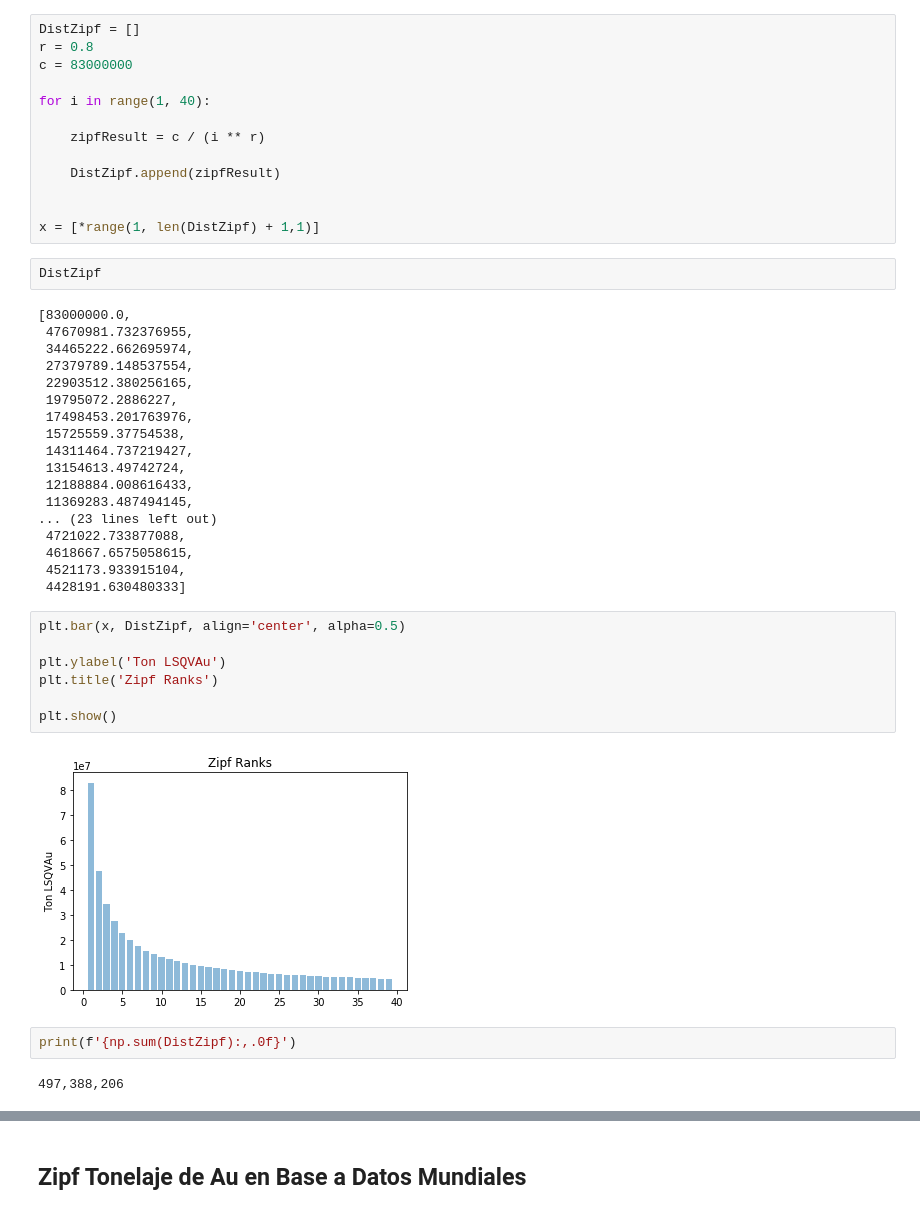
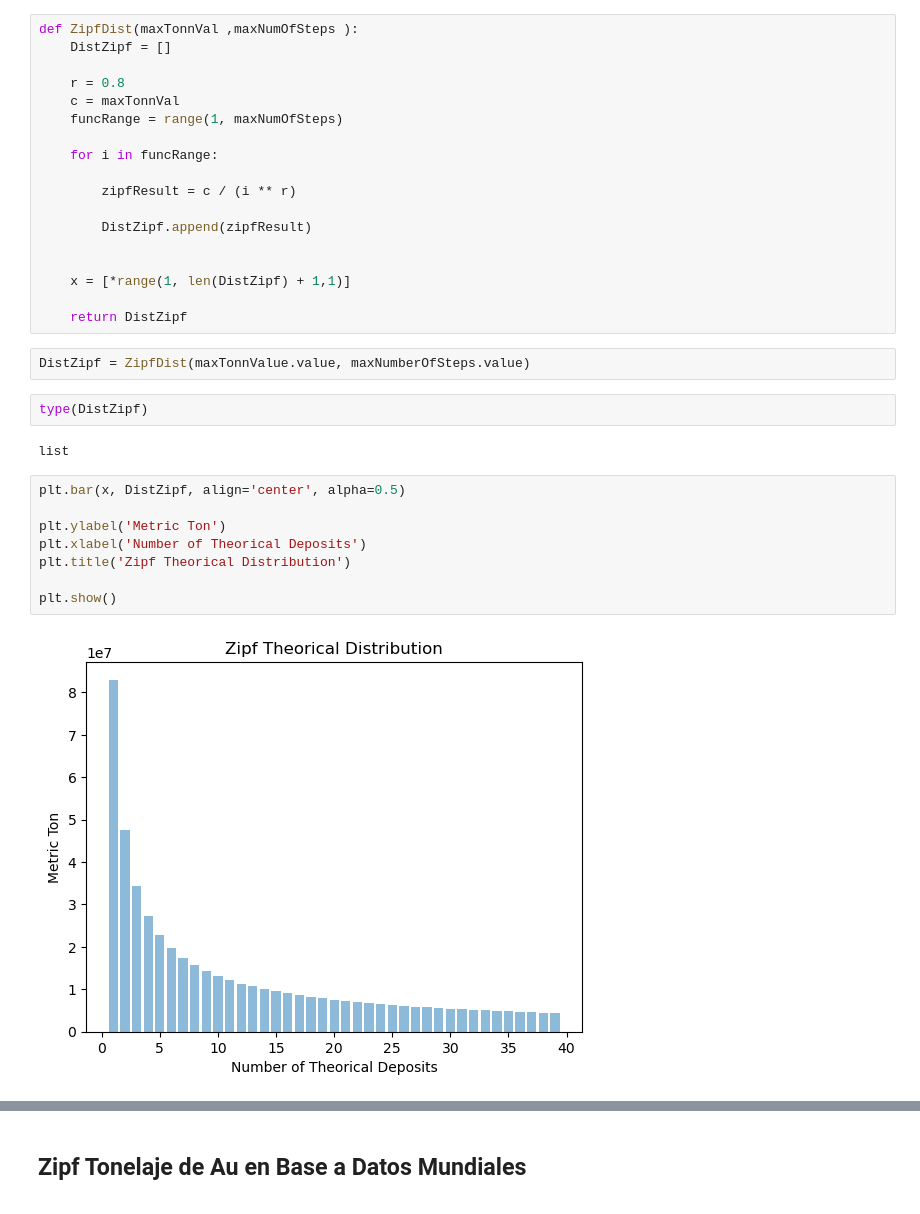
Before and after one commit to gasato/NumericalMiningDepositsModelling, a Jupyter notebook: Zipf.ipynb, the cells around one changed output, grey strips where cells are left out. Saved outputs shown, nothing was run; the diff lists cells and outputs as text.

```diff
--- a/Zipf.ipynb
+++ b/Zipf.ipynb
@@ -19,46 +36,34 @@ print(diffT)
 # %%
-DistZipf = []
-r = 0.8
-c = 83000000
+def ZipfDist(maxTonnVal ,maxNumOfSteps ):
+    DistZipf = []
 
-for i in range(1, 40):
+    r = 0.8
+    c = maxTonnVal
+    funcRange = range(1, maxNumOfSteps)
 
-    zipfResult = c / (i ** r)
+    for i in funcRange:
 
-    DistZipf.append(zipfResult)
+        zipfResult = c / (i ** r)
+
+        DistZipf.append(zipfResult)
 
 
-x = [*range(1, len(DistZipf) + 1,1)]
+    x = [*range(1, len(DistZipf) + 1,1)]
+
+    return DistZipf
-# %%
-DistZipf
-# %% [output]
-[83000000.0,
- 47670981.732376955,
- 34465222.662695974,
- 27379789.148537554,
- 22903512.380256165,
- 19795072.2886227,
- 17498453.201763976,
- 15725559.37754538,
- 14311464.737219427,
- 13154613.49742724,
- 12188884.008616433,
- 11369283.487494145,
-... (23 lines left out)
- 4721022.733877088,
- 4618667.6575058615,
- 4521173.933915104,
- 4428191.630480333]
+# %%
+DistZipf = ZipfDist(maxTonnValue.value, maxNumberOfSteps.value)
+# %%
+type(DistZipf)
+# %% [output]
+list
 # %%
 plt.bar(x, DistZipf, align='center', alpha=0.5)
 
-plt.ylabel('Ton LSQVAu')
-plt.title('Zipf Ranks')
+plt.ylabel('Metric Ton')
+plt.xlabel('Number of Theorical Deposits')
+plt.title('Zipf Theorical Distribution')
 
 plt.show()
 # %% [output]
-[figure, old version]
+[figure, new version]
-# %%
-print(f'{np.sum(DistZipf):,.0f}')
-# %% [output]
-497,388,206
```
Also changed, not shown: parts of 13 cells of this notebook.
